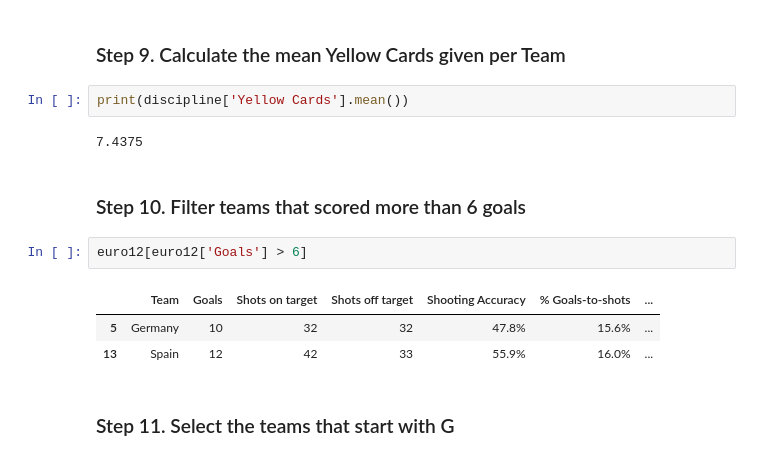
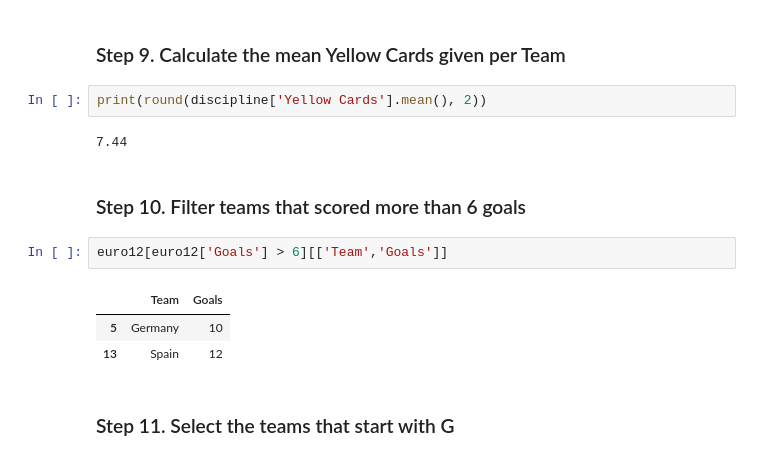
Before and after one commit to mochilooo/2026-10-BILBAO-FT-Data-Science, a Jupyter notebook: 2-Data_Analysis/2-Pandas/Practica/3-Euro12/Euro12_YERAY.ipynb, the cells around one changed output. Saved outputs shown, nothing was run; the diff lists cells and outputs as text.

```diff
--- a/2-Data_Analysis/2-Pandas/Practica/3-Euro12/Euro12_YERAY.ipynb
+++ b/2-Data_Analysis/2-Pandas/Practica/3-Euro12/Euro12_YERAY.ipynb
@@ -123,17 +143,17 @@ discipline.sort_values(by= ['Red Cards', 'Yellow Cards'], ascending= False)
 # %% [markdown]
 ### Step 9. Calculate the mean Yellow Cards given per Team
 # %%
-print(discipline['Yellow Cards'].mean())
+print(round(discipline['Yellow Cards'].mean(), 2))
 # %% [output]
-7.4375
+7.44
 # %% [markdown]
 ### Step 10. Filter teams that scored more than 6 goals
 # %%
-euro12[euro12['Goals'] > 6]
+euro12[euro12['Goals'] > 6][['Team','Goals']]
 # %% [output]
-|  | Team | Goals | Shots on target | Shots off target | Shooting Accuracy | % Goals-to-shots | ... |
-| 5 | Germany | 10 | 32 | 32 | 47.8% | 15.6% | ... |
-| 13 | Spain | 12 | 42 | 33 | 55.9% | 16.0% | ... |
+|  | Team | Goals |
+| 5 | Germany | 10 |
+| 13 | Spain | 12 |
 # %% [markdown]
 ### Step 11. Select the teams that start with G
 # %%
```
Also changed, not shown: parts of 3 cells of this notebook, 1 other file.
